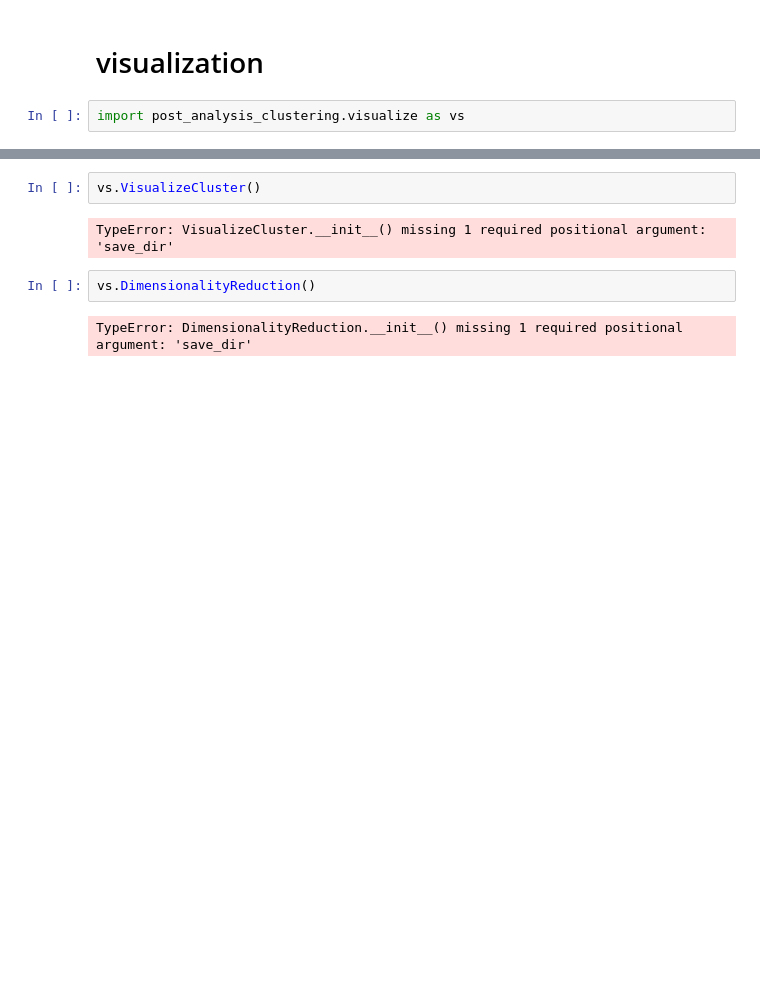
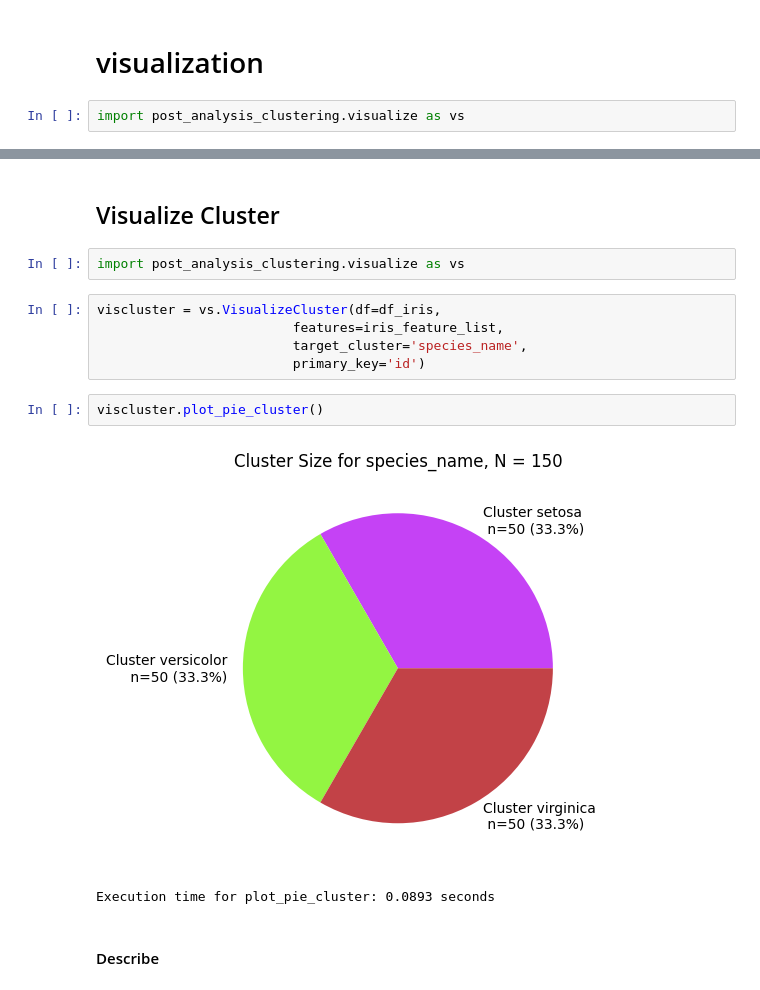
Before and after one commit to lidv94/post-analysis-clustering, a Jupyter notebook: dev_oop.ipynb, the cells around one changed output, grey strips where cells are left out. Cells and saved outputs as stored; diff of their text form; blank space fills up the shorter version.

```diff
--- a/dev_oop.ipynb
+++ b/dev_oop.ipynb
@@ -358,8 +368,16 @@ import post_analysis_clustering.visualize as vs
+# %% [markdown]
+## Visualize Cluster
+# %%
+import post_analysis_clustering.visualize as vs
 # %%
-vs.VisualizeCluster()
+viscluster = vs.VisualizeCluster(df=df_iris,
+                         features=iris_feature_list,
+                         target_cluster='species_name',
+                         primary_key='id')
-# %% [output]
-TypeError: VisualizeCluster.__init__() missing 1 required positional argument: 'save_dir'
-# %%
-vs.DimensionalityReduction()
-# %% [output]
-TypeError: DimensionalityReduction.__init__() missing 1 required positional argument: 'save_dir'
+# %%
+viscluster.plot_pie_cluster()
+# %% [output]
+[figure, added]
+Execution time for plot_pie_cluster: 0.0893 seconds
+# %% [markdown]
+#### Describe
```
Also changed, not shown: parts of 55 cells of this notebook, 17 other files.
